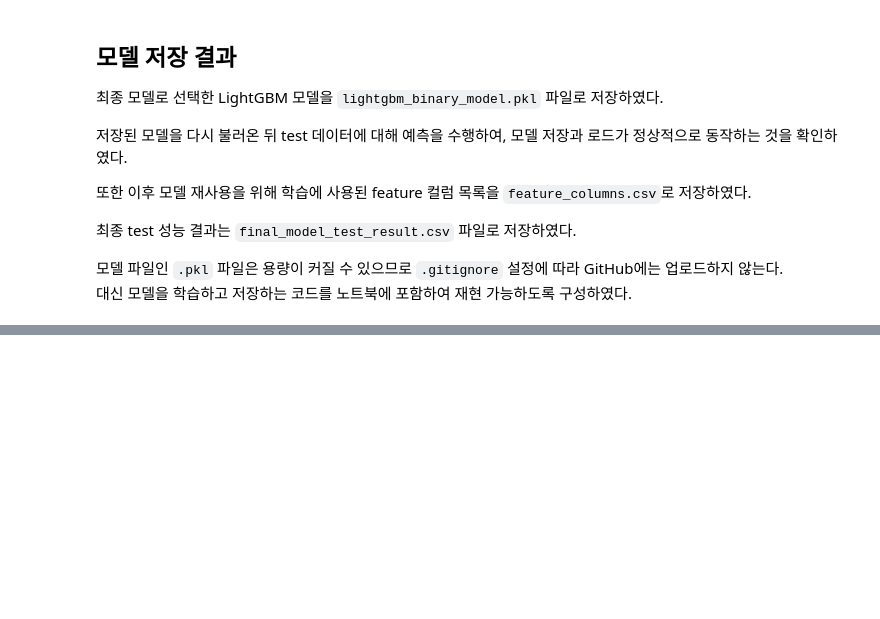
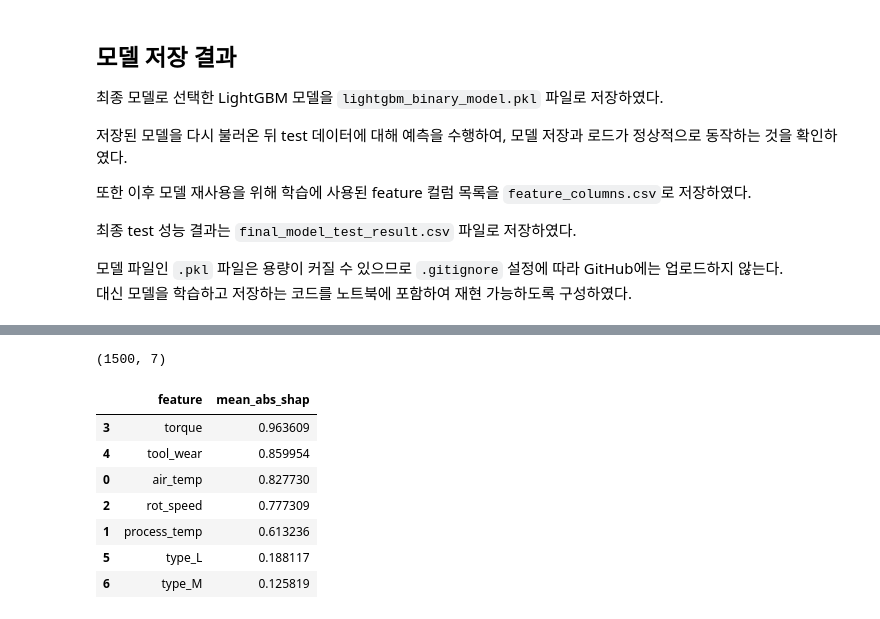
Before and after one commit to mjbaa/manufacturing_macine_learning_project, a Jupyter notebook: notebooks/quality_prediction_model.ipynb, the cells around one changed output, grey strips where cells are left out. Cells and saved outputs as stored; diff of their text form; code cells hidden in the pictures; blank space fills up the shorter version.

```diff
--- a/notebooks/quality_prediction_model.ipynb
+++ b/notebooks/quality_prediction_model.ipynb
@@ -1293,0 +1306,34 @@ test_result_df
+# %%
+shap_explainer = shap.TreeExplainer(best_model)
+
+shap_values = shap_explainer.shap_values(X_valid)
+
+if isinstance(shap_values, list):
+    shap_values_class_1 = shap_values[1]
+else:
+    shap_values_class_1 = shap_values
+
+shap_values_class_1.shape
+# %% [output]
+(1500, 7)
+# %%
+shap_importance = pd.DataFrame({
+    "feature": X_valid.columns,
+    "mean_abs_shap": np.abs(shap_values_class_1).mean(axis=0)
+})
+
+shap_importance = shap_importance.sort_values(
+    by="mean_abs_shap",
+    ascending=False
+)
+
+shap_importance
+# %% [output]
+|  | feature | mean_abs_shap |
+| 3 | torque | 0.963609 |
+| 4 | tool_wear | 0.859954 |
+| 0 | air_temp | 0.827730 |
+| 2 | rot_speed | 0.777309 |
+| 1 | process_temp | 0.613236 |
+| 5 | type_L | 0.188117 |
+| 6 | type_M | 0.125819 |
```
Also changed, not shown: parts of 7 cells of this notebook, 3 other files.
